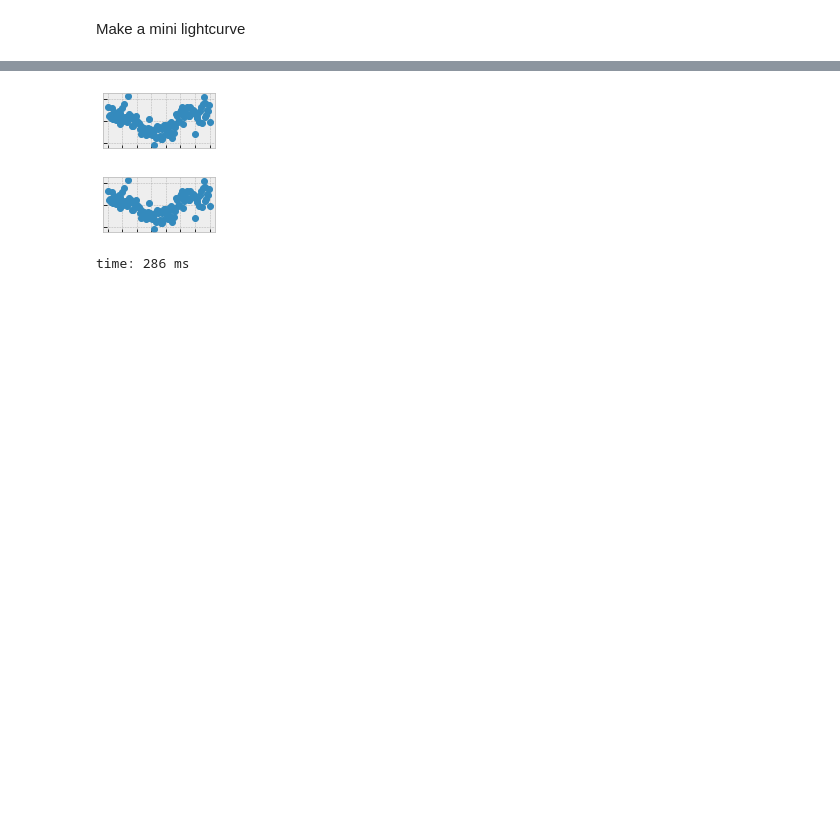
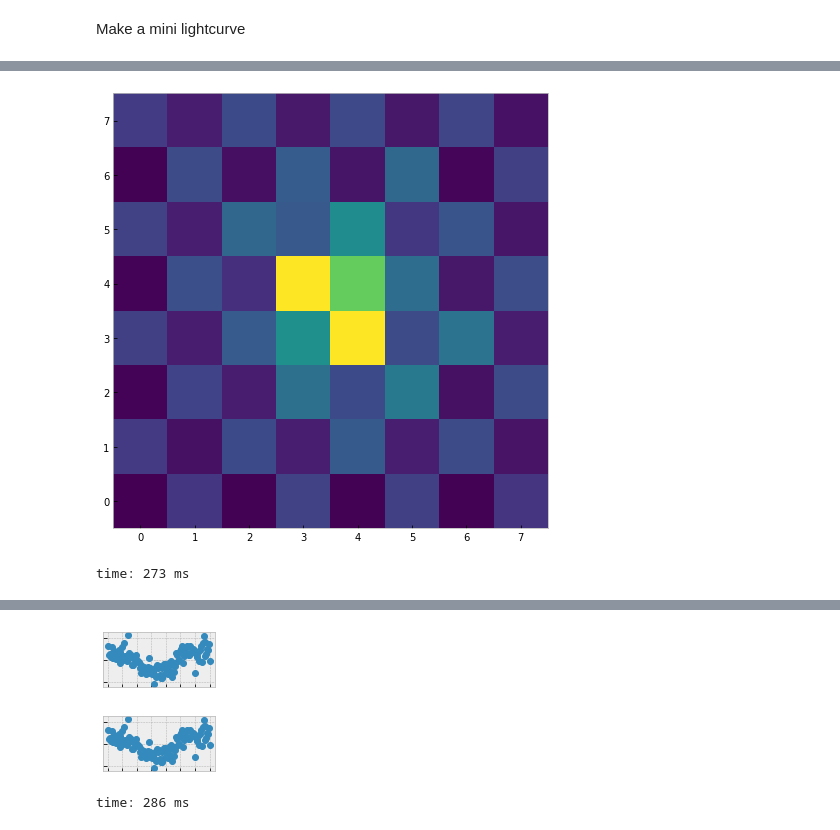
Before and after one commit to panoptes/panoptes-pipeline, a Jupyter notebook: examples/notebooks/ProcessTargetExample.ipynb, the cells around one changed output, grey strips where cells are left out. Saved outputs shown, nothing was run; the diff lists cells and outputs as text; code cells hidden in the pictures; blank space fills up the shorter version.

```diff
--- a/examples/notebooks/ProcessTargetExample.ipynb
+++ b/examples/notebooks/ProcessTargetExample.ipynb
@@ -687,0 +725,7 @@ Make a mini lightcurve
+# %%
+plt.figure(figsize=(8, 8))
+plt.imshow(Cutout2D(d0, pix_idx + (2, -1), 8).data, cmap='viridis')
+plt.grid(False)
+# %% [output]
+[figure, added]
+time: 273 ms
```
Also changed, not shown: parts of 35 cells of this notebook, 1 other file.
